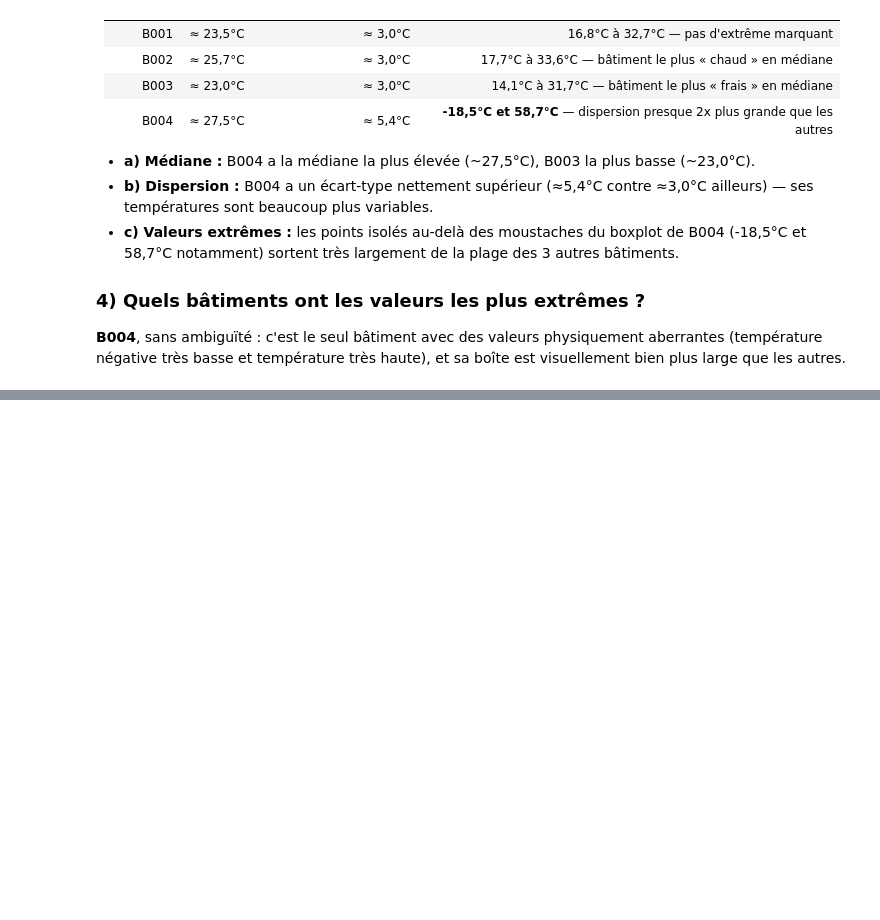
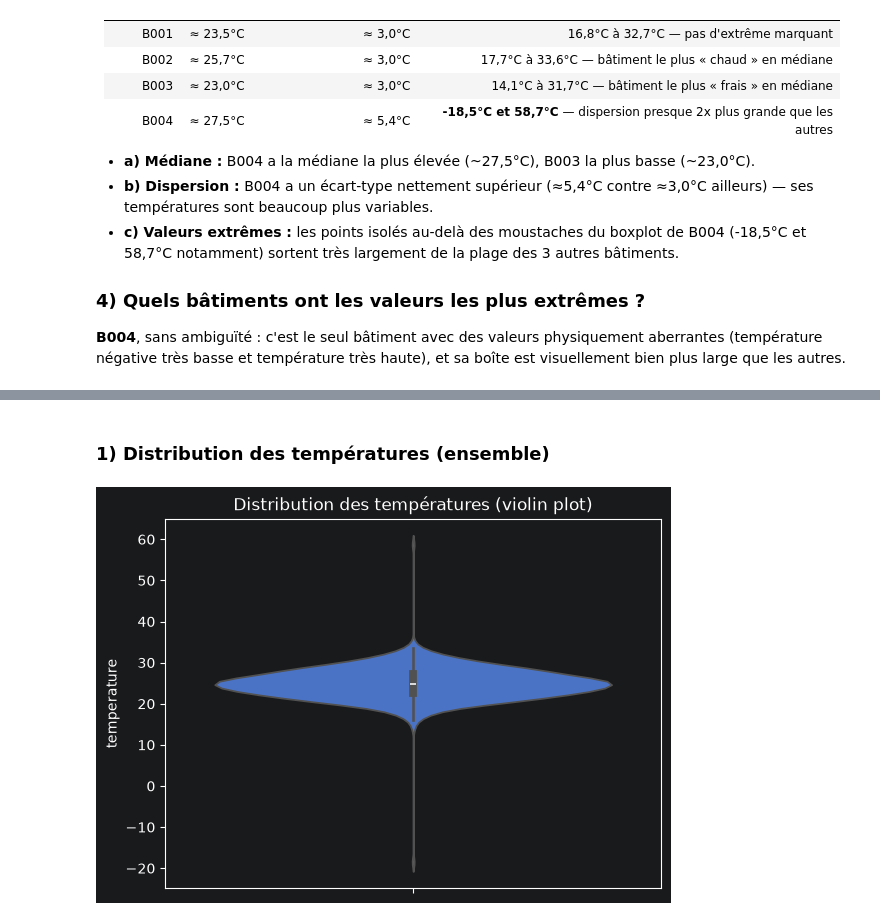
Before and after one commit to Abdouaziz2/atelier_seaborn_iot, a Jupyter notebook: notebooks/atelier_seaborn_iot.ipynb, the cells around one changed output, grey strips where cells are left out. Cells and saved outputs as stored; diff of their text form; code cells hidden in the pictures; blank space fills up the shorter version.

Commit message:
Partie 4 – Distribution d'une variable avec violinplot()

```diff
--- a/notebooks/atelier_seaborn_iot.ipynb
+++ b/notebooks/atelier_seaborn_iot.ipynb
@@ -270,0 +276,8 @@ large que les autres.
+# %% [markdown]
+### 1) Distribution des températures (ensemble)
+# %%
+sns.violinplot(y=df["temperature"])  # ici on passe directement la Série Pandas plutôt que data=/y=
+plt.title("Distribution des températures (violin plot)")
+plt.show()
+# %% [output]
+[figure, added]
```
Also changed, not shown: parts of 4 cells of this notebook.
